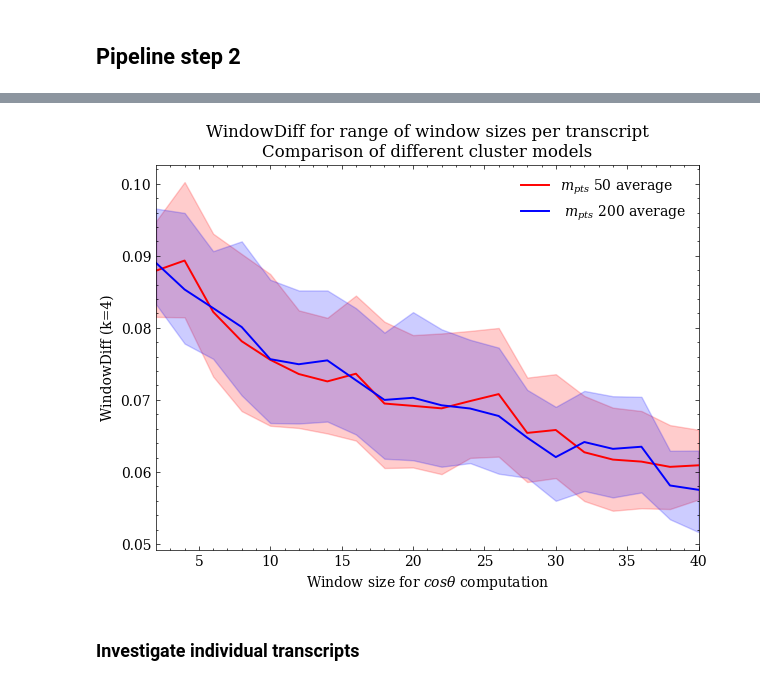
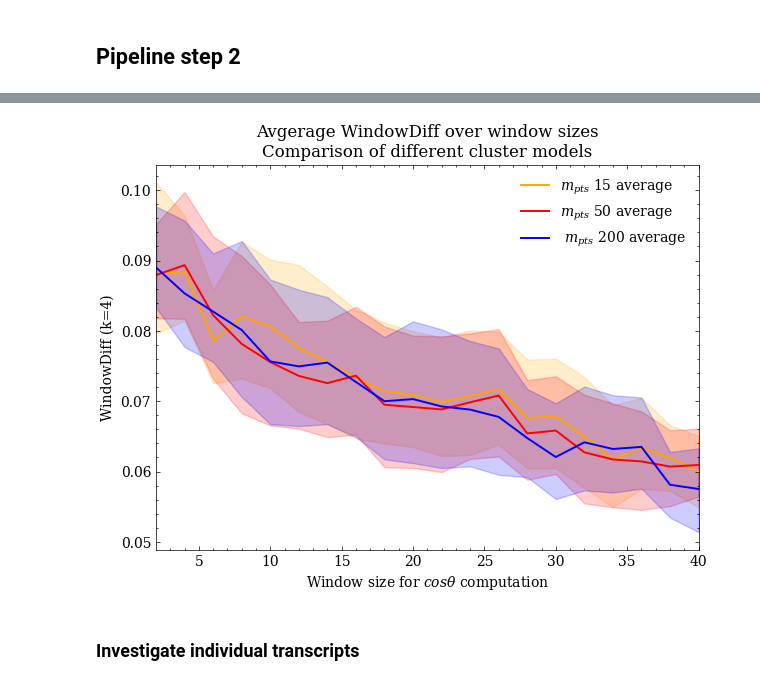
Before and after one commit to OskarMunck/Thesis, a Jupyter notebook: 4.topic_tiling.ipynb, the cells around one changed output, grey strips where cells are left out. Drawn from its saved outputs; the diff is of its cells as text; code cells hidden in the pictures.

```diff
--- a/4.topic_tiling.ipynb
+++ b/4.topic_tiling.ipynb
@@ -243,7 +243,7 @@ def close_match(actual_breaks, predicted_breaks, close_definition=3):
 actual = pd.read_pickle('annotations.pkl')
 
 # walk directory to loop through files
-for dirpath, _, files in os.walk('../Thesis/annotated_probabilities_msize200'):
+for dirpath, _, files in os.walk('../Thesis/annotated_probabilities_msize15'):
 
     # initialise lists for appending scores
     episode = []; actual_breaks = []; predicted_breaks = []; exact_matches = []
@@ -403,0 +401,9 @@ eval200 = pd.read_csv('../Thesis/evaluation/eval_200.csv')
+# %%
+# DFs for plot below
+eval15 = pd.read_csv('../Thesis/evaluation/eval_15.csv')
+eval50 = pd.read_csv('../Thesis/evaluation/eval_50.csv')
+eval200 = pd.read_csv('../Thesis/evaluation/eval_200.csv')
+
+grouped_15 = eval15.groupby('window_size')[['window_diff']].mean()  # get average
+grouped_50 = eval50.groupby('window_size')[['window_diff']].mean()  # get average
+grouped_200 = eval200.groupby('window_size')[['window_diff']].mean()  # get average
@@ -404,16 +446,18 @@ eval200 = pd.read_csv('../Thesis/evaluation/eval_200.csv')
 # %%
+# plot all averages
 figure(figsize=(7, 5))
 
-ax1 = sns.lineplot(data = eval50, x='window_size', y='window_diff', color='red', alpha=1, label='$m_{pts}$ 50 average', linewidth=1.4)
-ax2 = sns.lineplot(data = eval200, x='window_size', y='window_diff', color='blue', alpha=1, label=' $m_{pts}$ 200 average', linewidth=1.4)
+ax1 = sns.lineplot(data = eval15, x='window_size', y='window_diff', color='orange', alpha=1, label='$m_{pts}$ 15 average', linewidth=1.4)
+ax2 = sns.lineplot(data = eval50, x='window_size', y='window_diff', color='red', alpha=1, label='$m_{pts}$ 50 average', linewidth=1.4)
+ax3 = sns.lineplot(data = eval200, x='window_size', y='window_diff', color='blue', alpha=1, label=' $m_{pts}$ 200 average', linewidth=1.4)
 
 plt.xlim(min(evaluation_df.window_size), max(evaluation_df.window_size))
 plt.ylabel('WindowDiff (k=4)')
 plt.xlabel(r'Window size for $cos \theta$ computation')
-plt.title('WindowDiff for range of window sizes per transcript\nComparison of different cluster models')
+plt.title('Avgerage WindowDiff over window sizes\nComparison of different cluster models')
 plt.show()
 # %% [output]
-[figure, old version]
+[figure, new version]
 # %% [markdown]
 ### Investigate individual transcripts
 # %%
```
Also changed, not shown: parts of 5 cells of this notebook.
